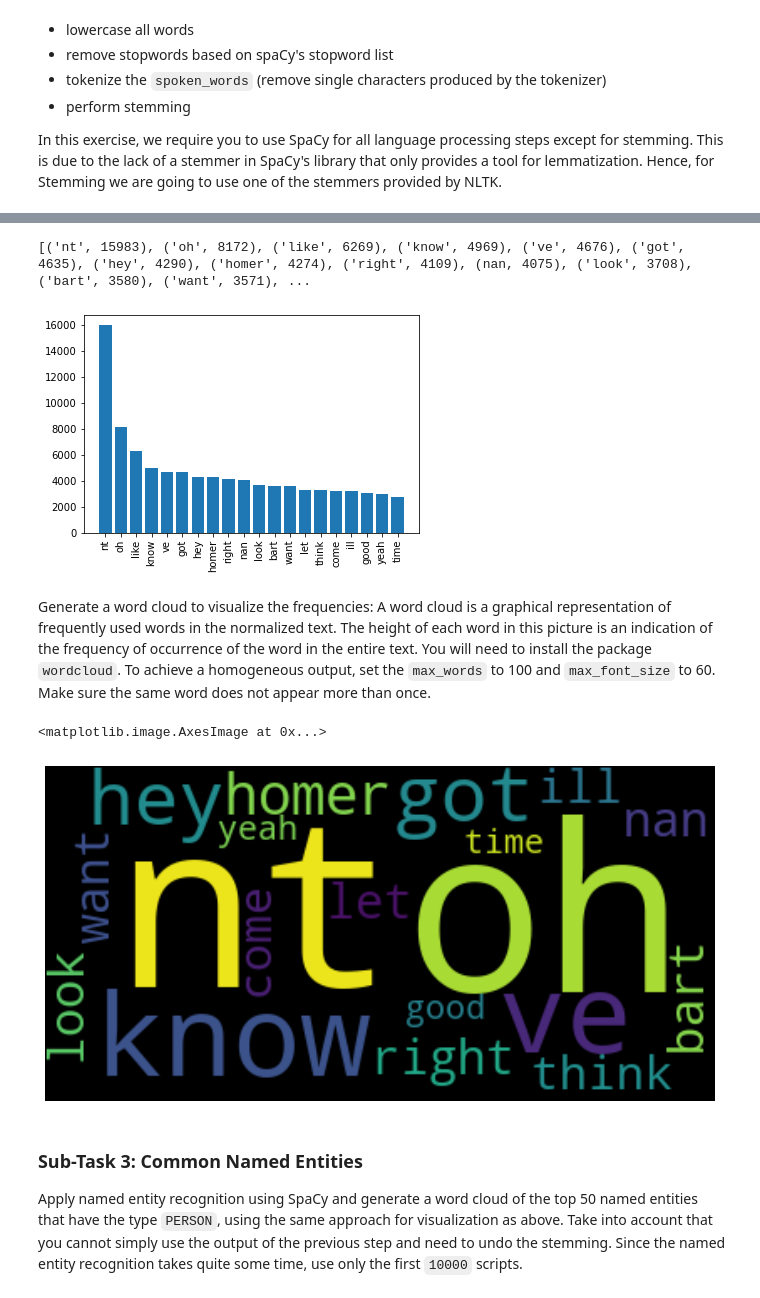
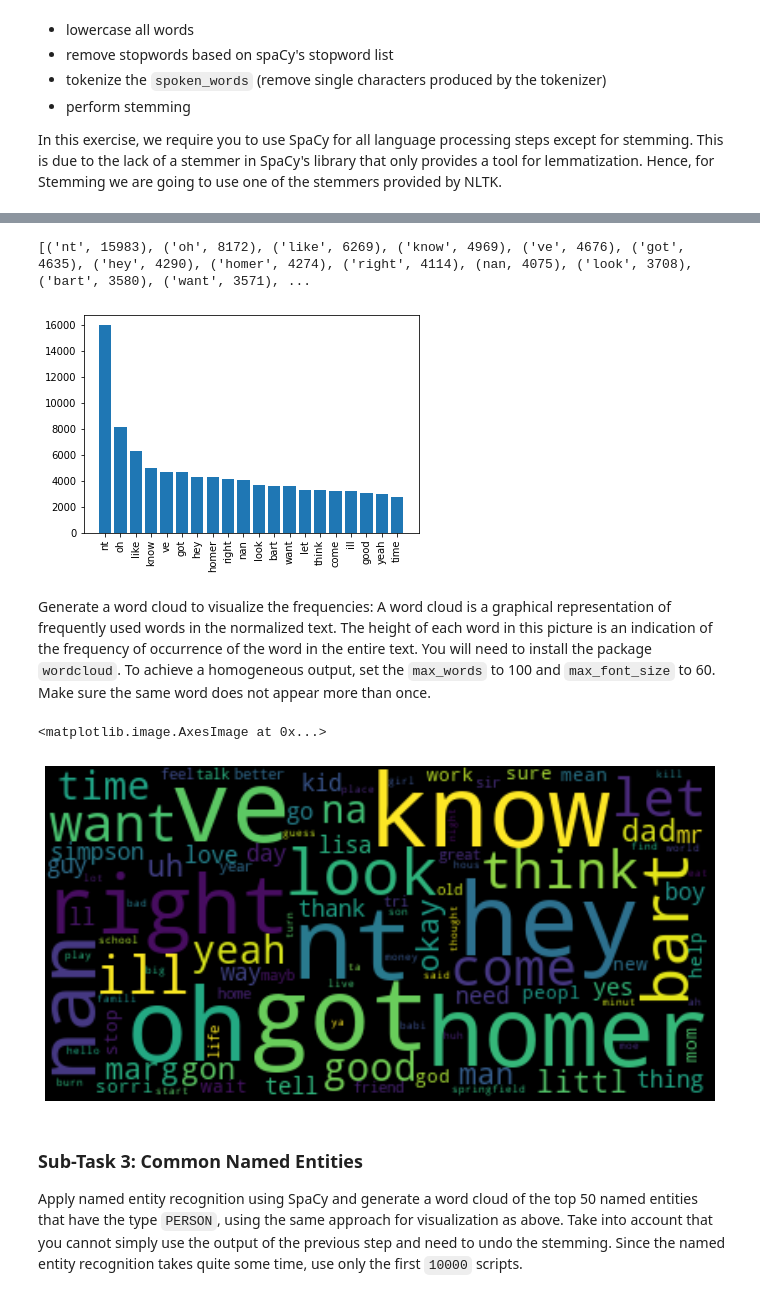
Before and after one commit to fidsusj/HateSpeechDetection, a Jupyter notebook: assignments/2/ITA_assignment_2.ipynb, the cells around one changed output, grey strips where cells are left out. Cells and saved outputs as stored; diff of their text form; code cells hidden in the pictures.

Commit message:
assignment-2: SnowballStemmer and WordCloud update

```diff
--- a/assignments/2/ITA_assignment_2.ipynb
+++ b/assignments/2/ITA_assignment_2.ipynb
@@ -227,13 +227,10 @@ from nltk.stem import PorterStemmer
 nlp = spacy.load("en_core_web_sm") ### load en_core_web_sm and disable the tagger, parser and ner.
 nlp.disable_pipes('tagger', 'parser', 'ner')   ### and disable the tagger, parser and ner.
 stopwords = spacy.lang.en.stop_words.STOP_WORDS ### load the list of stopwords from spacy for the English language
-stemmer = PorterStemmer() ### initialize the stemmer from NLTK
+stemmer = SnowballStemmer("english") ### initialize the stemmer from NLTK
 
 df_script["spoken_words"] = df_script["spoken_words"].str.lower().str.replace('[^a-zA-Z ]', '') ### Your code to lower case and remove non-alphabetic characters
 df_script.dropna(subset=["spoken_words"], inplace=True)
-
-script_words_array = []
-df_script_words = df_script["spoken_words"].apply(lambda cell: script_words_array.append(cell))
 
 def tokenize(input_string):
     doc = nlp(input_string)
@@ -276,7 +273,7 @@ counter = Counter(df_script['stems'].explode())
 twenty_most_common = counter.most_common(20)
 print(twenty_most_common)
 # %% [output]
-[('nt', 15983), ('oh', 8172), ('like', 6269), ('know', 4969), ('ve', 4676), ('got', 4635), ('hey', 4290), ('homer', 4274), ('right', 4109), (nan, 4075), ('look', 3708), ('bart', 3580), ('want', 3571), ...
+[('nt', 15983), ('oh', 8172), ('like', 6269), ('know', 4969), ('ve', 4676), ('got', 4635), ('hey', 4290), ('homer', 4274), ('right', 4114), (nan, 4075), ('look', 3708), ('bart', 3580), ('want', 3571), ...
 # %%
 #### draw a bar plot with the x axis as the words and the y axis as the frequencys
 x = np.array(twenty_most_common).T[0]
@@ -286,7 +283,7 @@ plt.bar(np.array(list_of_lists[0]), np.array(list_of_lists[1]))
 plt.xticks(range(0, x.shape[0]), x, rotation='vertical')
 plt.show()
 # %% [output]
-[figure, old version]
+[figure, new version]
 # %% [markdown]
 Generate a word cloud to visualize the frequencies:
 A word cloud is a graphical representation of frequently used words in the normalized text.
@@ -297,16 +294,17 @@ Make sure the same word does not appear more than once.
 # %%
 from wordcloud import WordCloud
 # %%
-twenty_most_common_words_as_string=(" ").join(x)
+hundred_most_common =  np.array(counter.most_common(100)).T[0]
+hundred_most_common_words_as_string=(" ").join(hundred_most_common)
 
-wordcloud = WordCloud().generate(twenty_most_common_words_as_string)
+wordcloud = WordCloud(max_words=100, max_font_size=60).generate(hundred_most_common_words_as_string)
 
 fig = plt.figure(1, figsize=(12, 12))
 plt.axis("off")
 plt.imshow(wordcloud, interpolation="bilinear")
 # %% [output]
 <matplotlib.image.AxesImage at 0x...>
-[figure, old version]
+[figure, new version]
 # %% [markdown]
 ### Sub-Task 3: Common Named Entities
 Apply named entity recognition using SpaCy and generate a word cloud of the top 50
```
Also changed, not shown: parts of 3 cells of this notebook.
